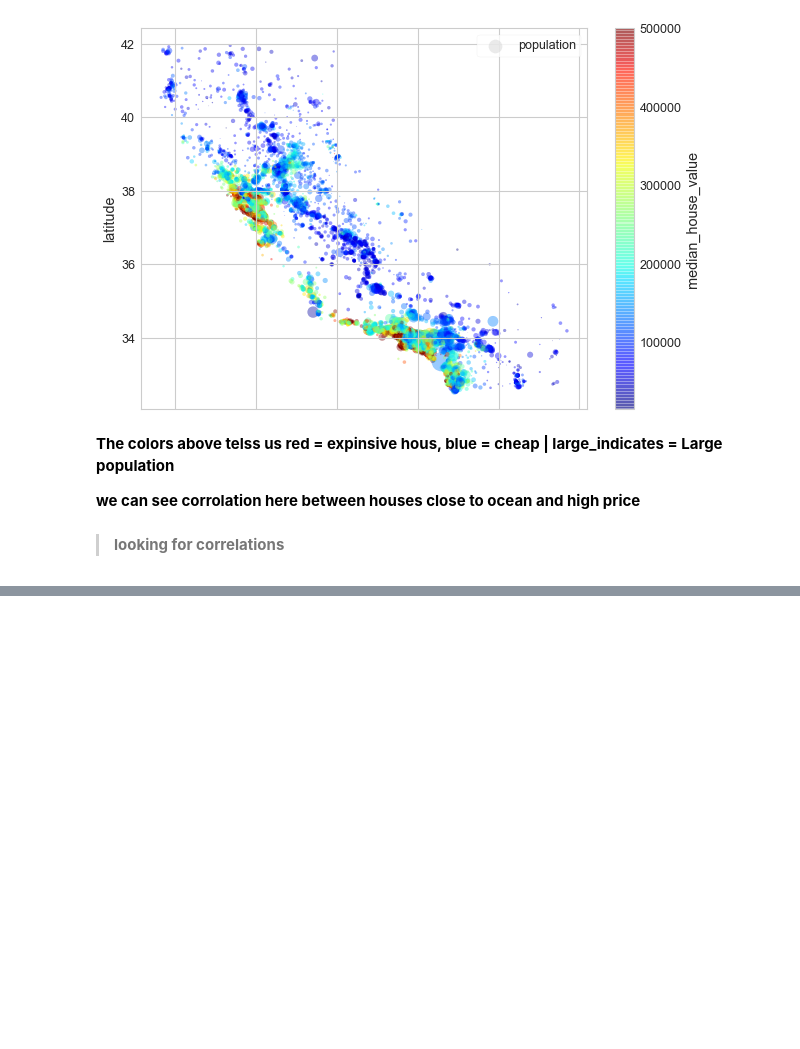
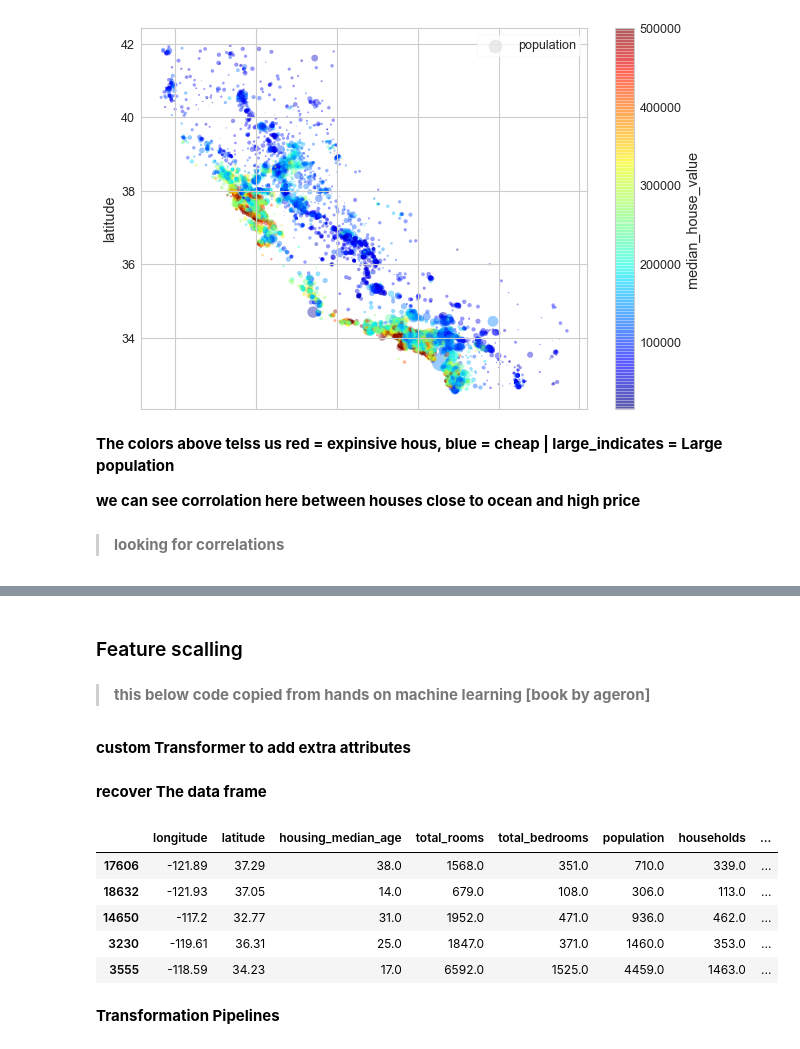
Before and after one commit to NotAbdelrahmanelsayed/Housing-Pricing, a Jupyter notebook: Housing Pricing notebook.ipynb, the cells around one changed output, grey strips where cells are left out. Saved outputs shown, nothing was run; the diff lists cells and outputs as text; code cells hidden in the pictures; blank space fills up the shorter version.

```diff
--- a/Housing Pricing notebook.ipynb
+++ b/Housing Pricing notebook.ipynb
@@ -260,0 +292,48 @@ to continiou
+# %% [markdown]
+### Feature scalling
+# %% [markdown]
+>**this below code copied from hands on machine learning [book by ageron]**
+# %% [markdown]
+**custom Transformer to add extra attributes**
+# %%
+from sklearn.base import BaseEstimator, TransformerMixin
+
+# column index
+col_names = "total_rooms", "total_bedrooms", "population", "households"
+rooms_ix, bedrooms_ix, population_ix, households_ix = [
+    housing.columns.get_loc(c) for c in col_names] # get the column indices
+
+class CombinedAttributesAdder(BaseEstimator, TransformerMixin):
+    def __init__(self, add_bedrooms_per_room=True): # no *args or **kargs
+        self.add_bedrooms_per_room = add_bedrooms_per_room
+    def fit(self, X, y=None):
+        return self  # nothing else to do
+    def transform(self, X):
+        rooms_per_household = X[:, rooms_ix] / X[:, households_ix]
+        population_per_household = X[:, population_ix] / X[:, households_ix]
+        if self.add_bedrooms_per_room:
+            bedrooms_per_room = X[:, bedrooms_ix] / X[:, rooms_ix]
+            return np.c_[X, rooms_per_household, population_per_household,
+                         bedrooms_per_room]
+        else:
+            return np.c_[X, rooms_per_household, population_per_household]
+
+attr_adder = CombinedAttributesAdder(add_bedrooms_per_room=False)
+housing_extra_attribs = attr_adder.transform(housing.values)
+# %% [markdown]
+**recover The data frame**
+# %%
+housing_extra_attribs = pd.DataFrame(
+    housing_extra_attribs,
+    columns=list(housing.columns)+["rooms_per_household", "population_per_household"],
+    index=housing.index)
+housing_extra_attribs.head()
+# %% [output]
+|  | longitude | latitude | housing_median_age | total_rooms | total_bedrooms | population | households | ... |
+| 17606 | -121.89 | 37.29 | 38.0 | 1568.0 | 351.0 | 710.0 | 339.0 | ... |
+| 18632 | -121.93 | 37.05 | 14.0 | 679.0 | 108.0 | 306.0 | 113.0 | ... |
+| 14650 | -117.2 | 32.77 | 31.0 | 1952.0 | 471.0 | 936.0 | 462.0 | ... |
+| 3230 | -119.61 | 36.31 | 25.0 | 1847.0 | 371.0 | 1460.0 | 353.0 | ... |
+| 3555 | -118.59 | 34.23 | 17.0 | 6592.0 | 1525.0 | 4459.0 | 1463.0 | ... |
+# %% [markdown]
+**Transformation Pipelines**
```
Also changed, not shown: parts of 52 cells of this notebook, 2 other files.
